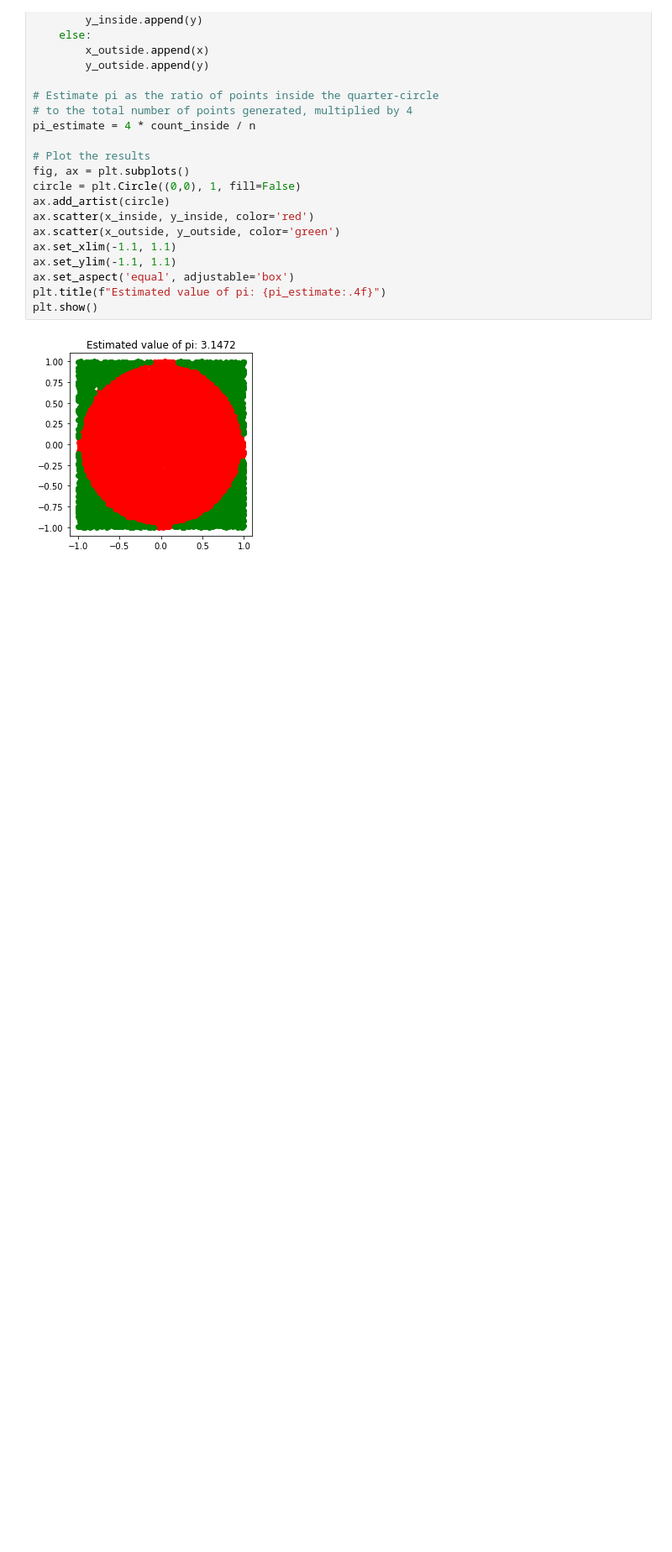
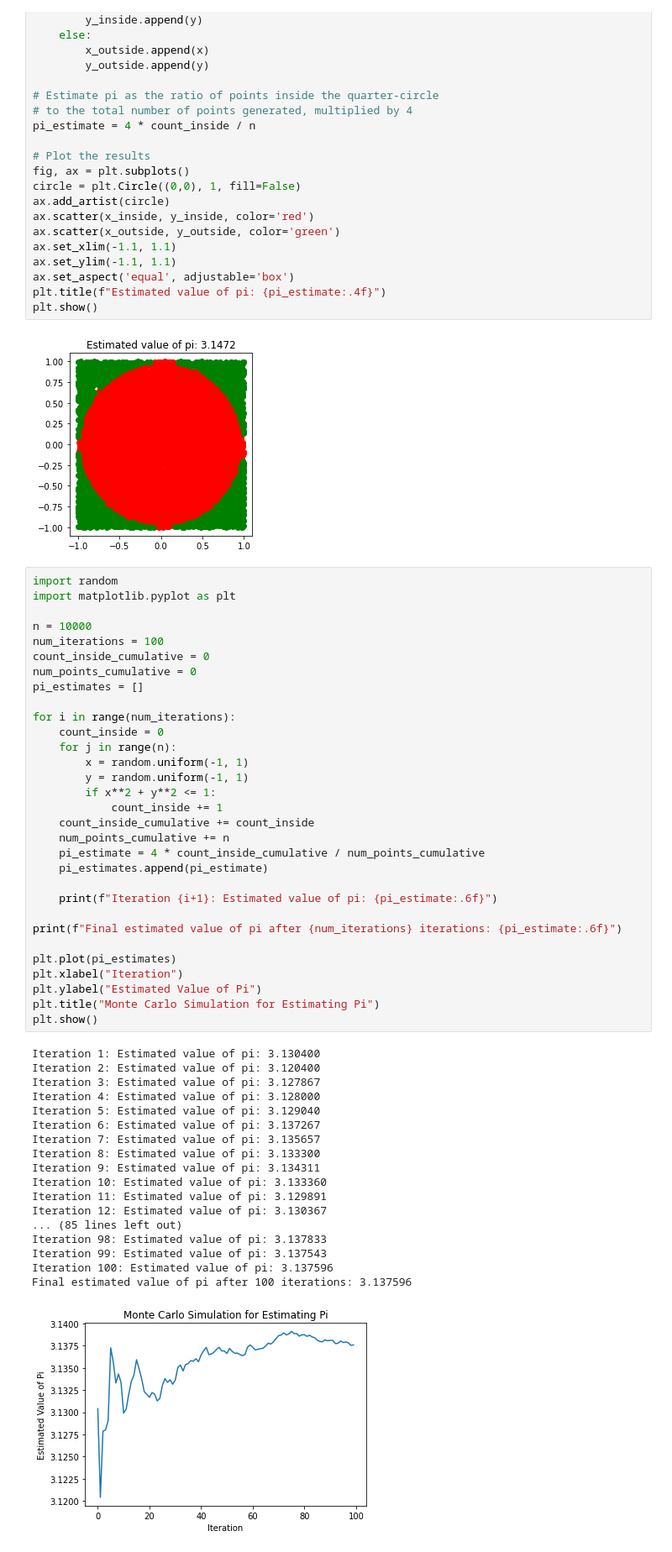
Before and after one commit to HamudiHasan/teaching, a Jupyter notebook: Monte_Carlo_Simulation.ipynb, the cells around one changed output. Shown at 84% size. Saved outputs shown, nothing was run; the diff lists cells and outputs as text; blank space fills up the shorter version.

```diff
--- a/Monte_Carlo_Simulation.ipynb
+++ b/Monte_Carlo_Simulation.ipynb
@@ -66,3 +66,53 @@ plt.title(f"Estimated value of pi: {pi_estimate:.4f}")
 plt.show()
 # %% [output]
 [figure]
+# %%
+import random
+import matplotlib.pyplot as plt
+
+n = 10000
+num_iterations = 100
+count_inside_cumulative = 0
+num_points_cumulative = 0
+pi_estimates = []
+
+for i in range(num_iterations):
+    count_inside = 0
+    for j in range(n):
+        x = random.uniform(-1, 1)
+        y = random.uniform(-1, 1)
+        if x**2 + y**2 <= 1:
+            count_inside += 1
+    count_inside_cumulative += count_inside
+    num_points_cumulative += n
+    pi_estimate = 4 * count_inside_cumulative / num_points_cumulative
+    pi_estimates.append(pi_estimate)
+
+    print(f"Iteration {i+1}: Estimated value of pi: {pi_estimate:.6f}")
+
+print(f"Final estimated value of pi after {num_iterations} iterations: {pi_estimate:.6f}")
+
+plt.plot(pi_estimates)
+plt.xlabel("Iteration")
+plt.ylabel("Estimated Value of Pi")
+plt.title("Monte Carlo Simulation for Estimating Pi")
+plt.show()
+# %% [output]
+Iteration 1: Estimated value of pi: 3.130400
+Iteration 2: Estimated value of pi: 3.120400
+Iteration 3: Estimated value of pi: 3.127867
+Iteration 4: Estimated value of pi: 3.128000
+Iteration 5: Estimated value of pi: 3.129040
+Iteration 6: Estimated value of pi: 3.137267
+Iteration 7: Estimated value of pi: 3.135657
+Iteration 8: Estimated value of pi: 3.133300
+Iteration 9: Estimated value of pi: 3.134311
+Iteration 10: Estimated value of pi: 3.133360
+Iteration 11: Estimated value of pi: 3.129891
+Iteration 12: Estimated value of pi: 3.130367
+... (85 lines left out)
+Iteration 98: Estimated value of pi: 3.137833
+Iteration 99: Estimated value of pi: 3.137543
+Iteration 100: Estimated value of pi: 3.137596
+Final estimated value of pi after 100 iterations: 3.137596
+[figure, added]
```
